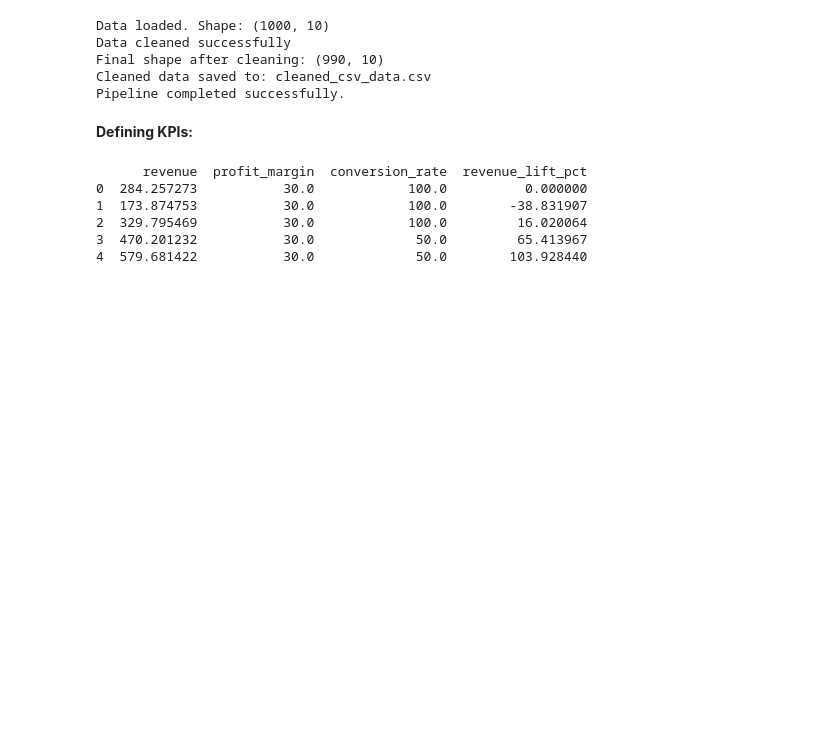
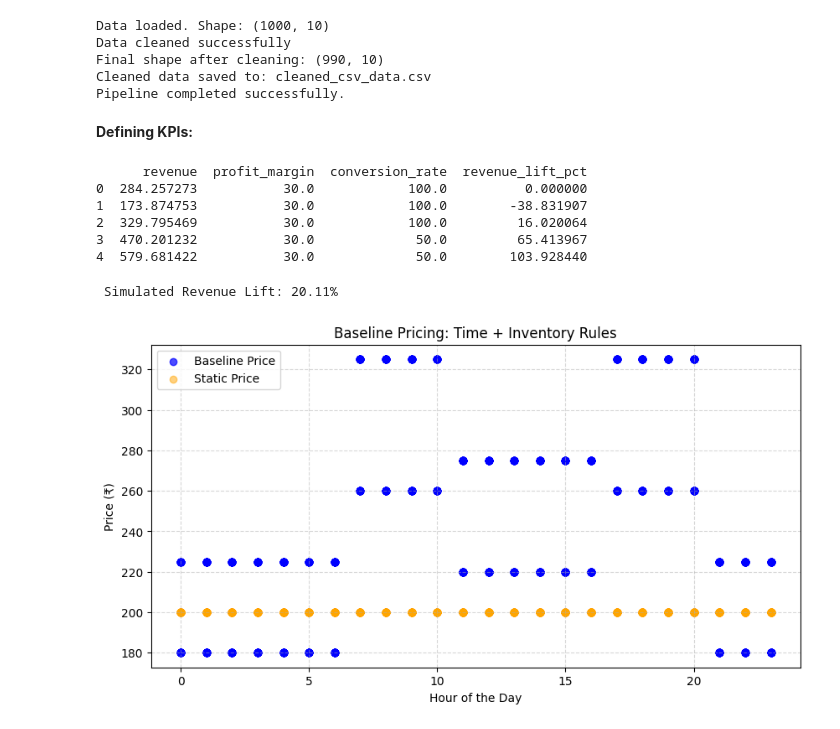
Before and after one commit to PriceOptima-SpringBoard/AI-PriceOptima, a Jupyter notebook: PriceOptima.ipynb, the cells around one changed output. Saved outputs shown, nothing was run; the diff lists cells and outputs as text; code cells hidden in the pictures; blank space fills up the shorter version.

```diff
--- a/PriceOptima.ipynb
+++ b/PriceOptima.ipynb
@@ -618,3 +615,66 @@ print(kpi_summary.head())
 2  329.795469           30.0            100.0         16.020064
 3  470.201232           30.0             50.0         65.413967
 4  579.681422           30.0             50.0        103.928440
+# %%
+import pandas as pd
+import numpy as np
+import matplotlib.pyplot as plt
+
+# Load Cleaned Data
+df = pd.read_csv("cleaned_csv_data.csv")
+
+# Static Base Price
+df["static_price"] = 200  # Fixed price for comparison
+
+# Simulate Time & Inventory (if not present)
+np.random.seed(42)
+if "hour" not in df.columns:
+    df["hour"] = np.random.randint(0, 24, size=len(df))
+if "inventory" not in df.columns:
+    df["inventory"] = np.random.rand(len(df))
+
+# Time-Based Pricing Rule
+def time_based_multiplier(hour):
+    if 7 <= hour <= 10 or 17 <= hour <= 20:
+        return 1.3   # peak hours
+    elif 11 <= hour <= 16:
+        return 1.1   # mid hours
+    else:
+        return 0.9   # off-peak
+df["time_multiplier"] = df["hour"].apply(time_based_multiplier)
+
+# Inventory-Based Pricing Rule
+def inventory_based_multiplier(inv, threshold=0.5):
+    return 1.25 if inv < threshold else 1.0
+df["inventory_multiplier"] = df["inventory"].apply(inventory_based_multiplier)
+
+# Final Baseline (Rule-Based) Price
+df["baseline_price"] = (
+    df["static_price"] * df["time_multiplier"] * df["inventory_multiplier"]
+)
+
+# Simulated Demand & Revenue Calculation
+df["demand"] = np.random.randint(1, 5, size=len(df))
+df["static_revenue"] = df["static_price"] * df["demand"]
+df["baseline_revenue"] = df["baseline_price"] * df["demand"]
+
+# Evaluate Simulated Revenue Lift
+static_rev = df["static_revenue"].sum()
+baseline_rev = df["baseline_revenue"].sum()
+revenue_lift = ((baseline_rev - static_rev) / static_rev) * 100
+
+print(f" Simulated Revenue Lift: {revenue_lift:.2f}%")
+
+# Visualize Pricing Behavior
+plt.figure(figsize=(10,5))
+plt.scatter(df["hour"], df["baseline_price"], color="blue", label="Baseline Price", alpha=0.7)
+plt.scatter(df["hour"], df["static_price"], color="orange", label="Static Price", alpha=0.5)
+plt.title("Baseline Pricing: Time + Inventory Rules")
+plt.xlabel("Hour of the Day")
+plt.ylabel("Price (₹)")
+plt.legend()
+plt.grid(True, linestyle="--", alpha=0.5)
+plt.show()
+# %% [output]
+ Simulated Revenue Lift: 20.11%
+[figure, added]
```
Also changed, not shown: parts of 2 cells of this notebook, 2 other files.
